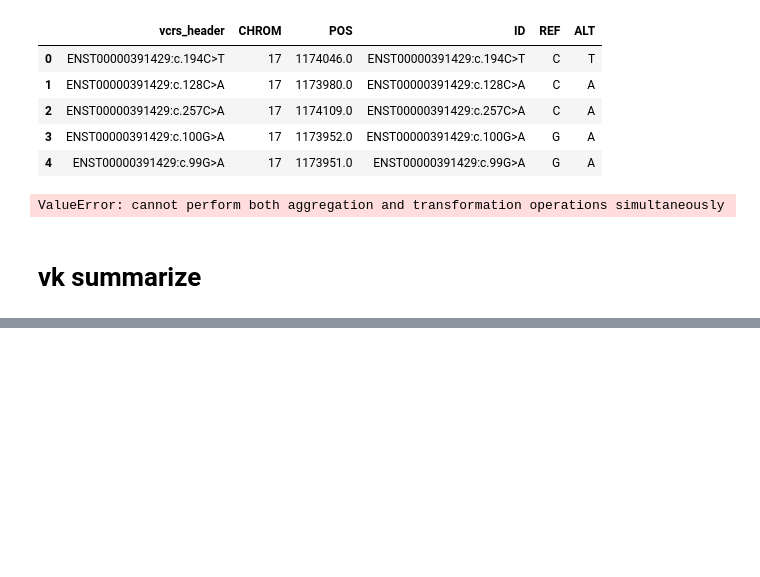
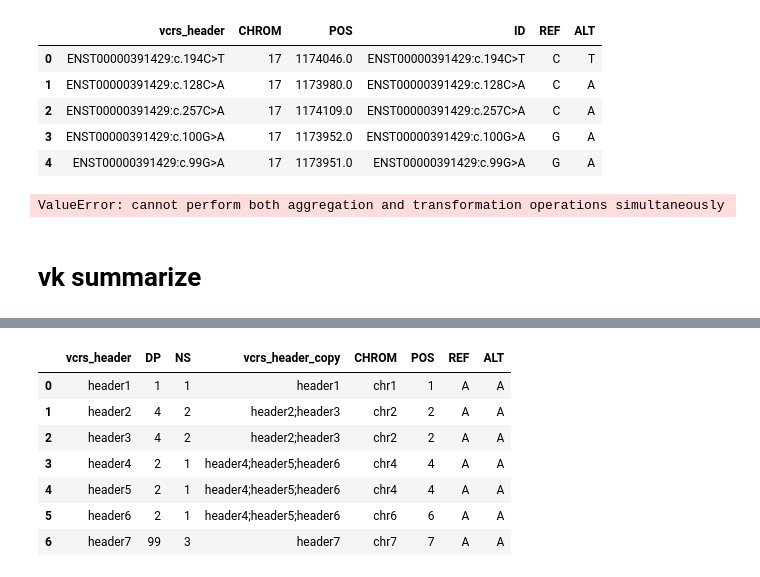
Before and after one commit to pachterlab/varseek, a Jupyter notebook: 1_2_variant_detection_sample_alignment.ipynb, the cells around one changed output, grey strips where cells are left out. Cells and saved outputs as stored; diff of their text form; code cells hidden in the pictures; blank space fills up the shorter version.

Commit message:
vcf df now working; about to delete demonstration notebook 1_2, and incorporate it in vk clean; also, made sure that VCRS headers are concatenated in order when chunk=True

```diff
--- a/1_2_variant_detection_sample_alignment.ipynb
+++ b/1_2_variant_detection_sample_alignment.ipynb
@@ -278,3 +279,19 @@ ValueError: cannot perform both aggregation and transformation operations simult
 # vk summarize
 # %%
 vk.summarize(adata_path_clean, technology = technology, output_dir = vk_summarize_output_dir, overwrite = False, top_values = 10)
+# %%
+import pandas as pd
+
+# Define the data
+data = {
+    "vcrs_header": ["header1", "header2;header3", "header4;header5;header6", "header7", "header8"],
+    "vcrs_count": [1, 4, 2, 99, 0],
+    "number_obs": [1, 2, 1, 3, 0],
+}
+
+# Create the DataFrame
+adata_var = pd.DataFrame(data)
+# %%
+adata_var_temp = adata_var.loc[adata_var["vcrs_count"] > 0].copy()
+adata_var_temp["vcrs_header_copy"] = adata_var_temp["vcrs_header"]
+adata_var_temp.rename(columns={"vcrs_count": "DP", "number_obs": "NS"}, inplace=True)
@@ -280,0 +306,5 @@ vk.summarize(adata_path_clean, technology = technology, output_dir = vk_summariz
+# %%
+# explode across semicolons
+adata_var_temp = adata_var_temp.assign(
+    vcrs_header=adata_var_temp["vcrs_header"].str.split(";")
+).explode("vcrs_header").reset_index(drop=True)
@@ -280,0 +322,17 @@ vk.summarize(adata_path_clean, technology = technology, output_dir = vk_summariz
+# %%
+# adata_var_temp = adata_var_temp.merge(cosmic_df, left_on="vcrs_header", right_on="ID", how="left")
+adata_var_temp["CHROM"] = ["chr1", "chr2", "chr2", "chr4", "chr4", "chr6", "chr7"]  #!!! temp
+adata_var_temp["POS"] = ["1", "2", "2", "4", "4", "6", "7"]  #!!! temp
+adata_var_temp["REF"] = ["A", "A", "A", "A", "A", "A", "A"]  #!!! temp
+adata_var_temp["ALT"] = ["A", "A", "A", "A", "A", "A", "A"]  #!!! temp
+# %%
+adata_var_temp
+# %% [output]
+|  | vcrs_header | DP | NS | vcrs_header_copy | CHROM | POS | REF | ALT |
+| 0 | header1 | 1 | 1 | header1 | chr1 | 1 | A | A |
+| 1 | header2 | 4 | 2 | header2;header3 | chr2 | 2 | A | A |
+| 2 | header3 | 4 | 2 | header2;header3 | chr2 | 2 | A | A |
+| 3 | header4 | 2 | 1 | header4;header5;header6 | chr4 | 4 | A | A |
+| 4 | header5 | 2 | 1 | header4;header5;header6 | chr4 | 4 | A | A |
+| 5 | header6 | 2 | 1 | header4;header5;header6 | chr6 | 6 | A | A |
+| 6 | header7 | 99 | 3 | header7 | chr7 | 7 | A | A |
```
Also changed, not shown: parts of 14 cells of this notebook, 5 other files.
